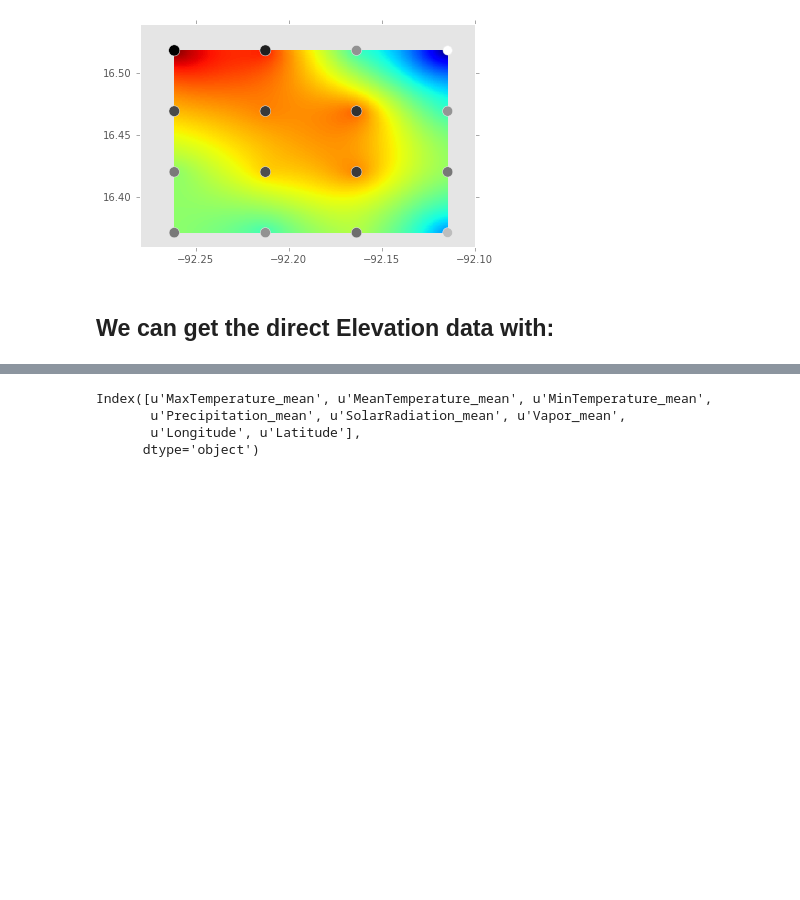
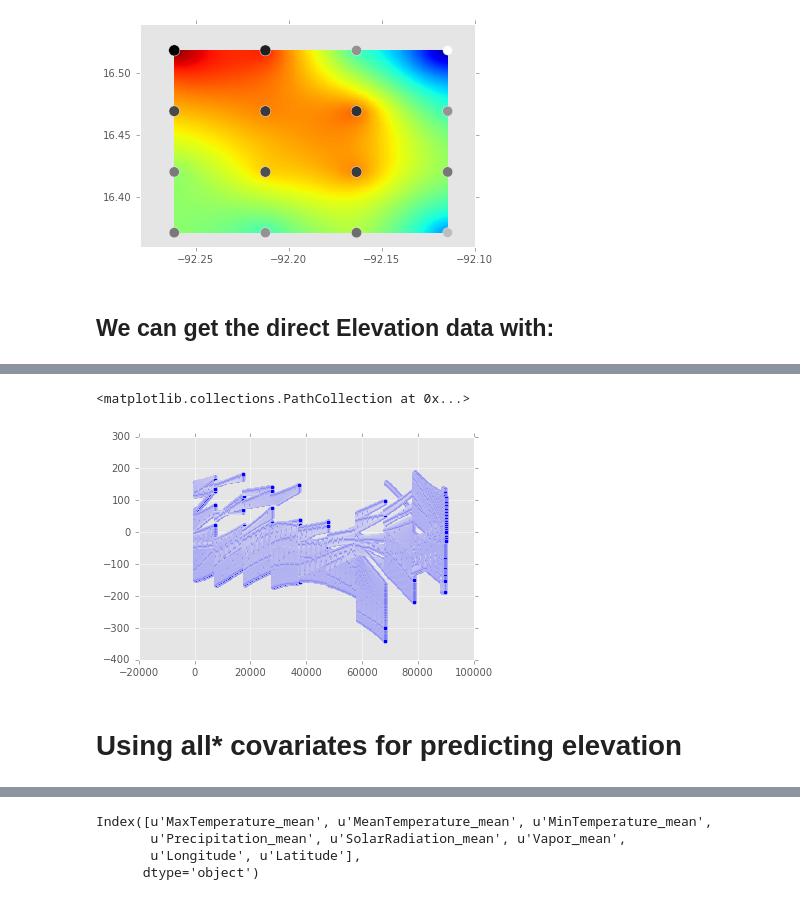
Before and after one commit to molgor/spystats, a Jupyter notebook: notebooks/TensorFlow/BiospytialGaussianModels.ipynb, the cells around one changed output, grey strips where cells are left out. Cells and saved outputs as stored; diff of their text form; code cells hidden in the pictures; blank space fills up the shorter version.

```diff
--- a/notebooks/TensorFlow/BiospytialGaussianModels.ipynb
+++ b/notebooks/TensorFlow/BiospytialGaussianModels.ipynb
@@ -141,3 +152,10 @@ plt.hist(errors)
+# %%
+plt.scatter(range(len(errors)),errors)
+# %% [output]
+<matplotlib.collections.PathCollection at 0x...>
+[figure, added]
+# %% [markdown]
+# Using all* covariates for predicting elevation
 # %%
 k = gf.kernels.Matern12(2, lengthscales=1, active_dims = [6,7])
 X = pd.concat((rd[['MaxTemperature_mean', u'MeanTemperature_mean',
```
Also changed, not shown: parts of 64 cells of this notebook, 1 other file.
